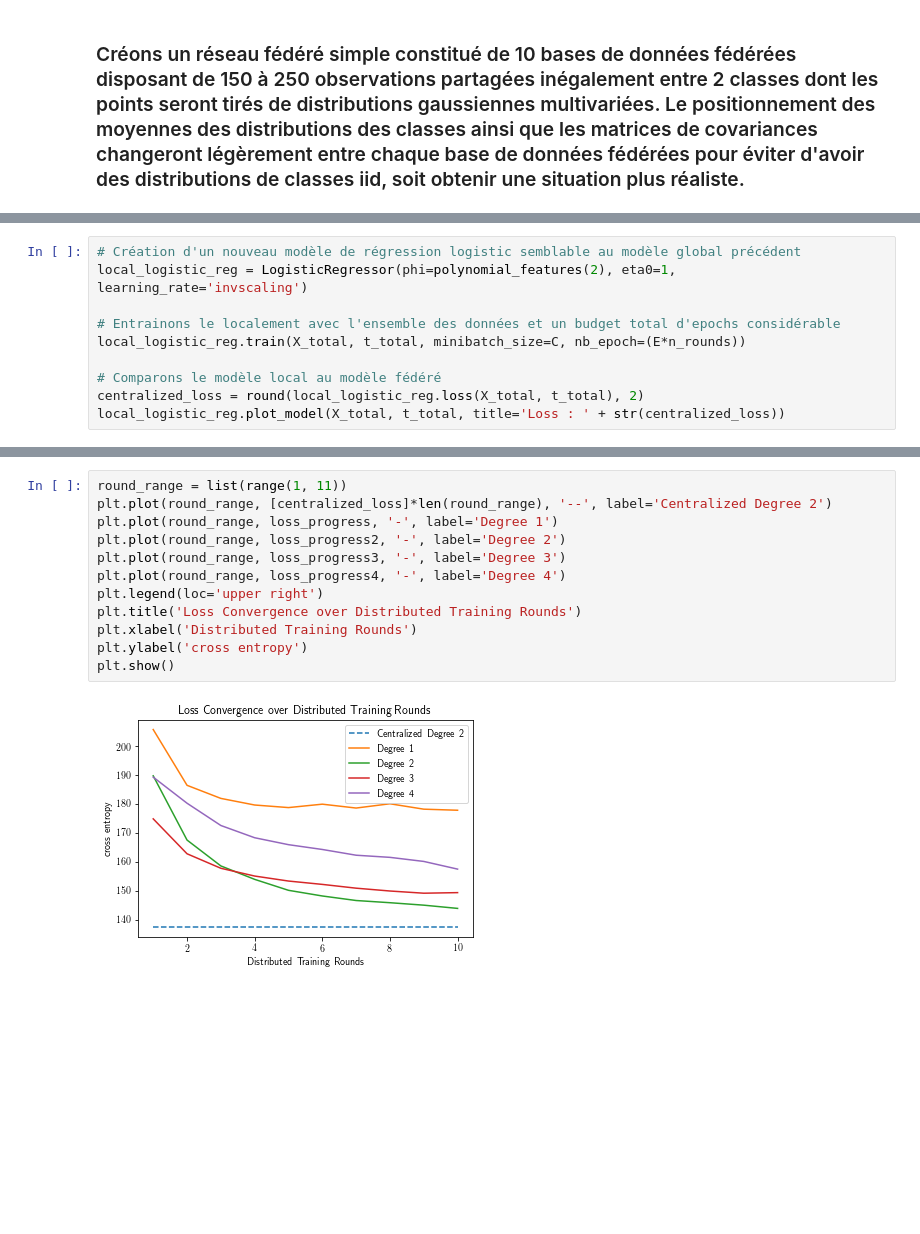
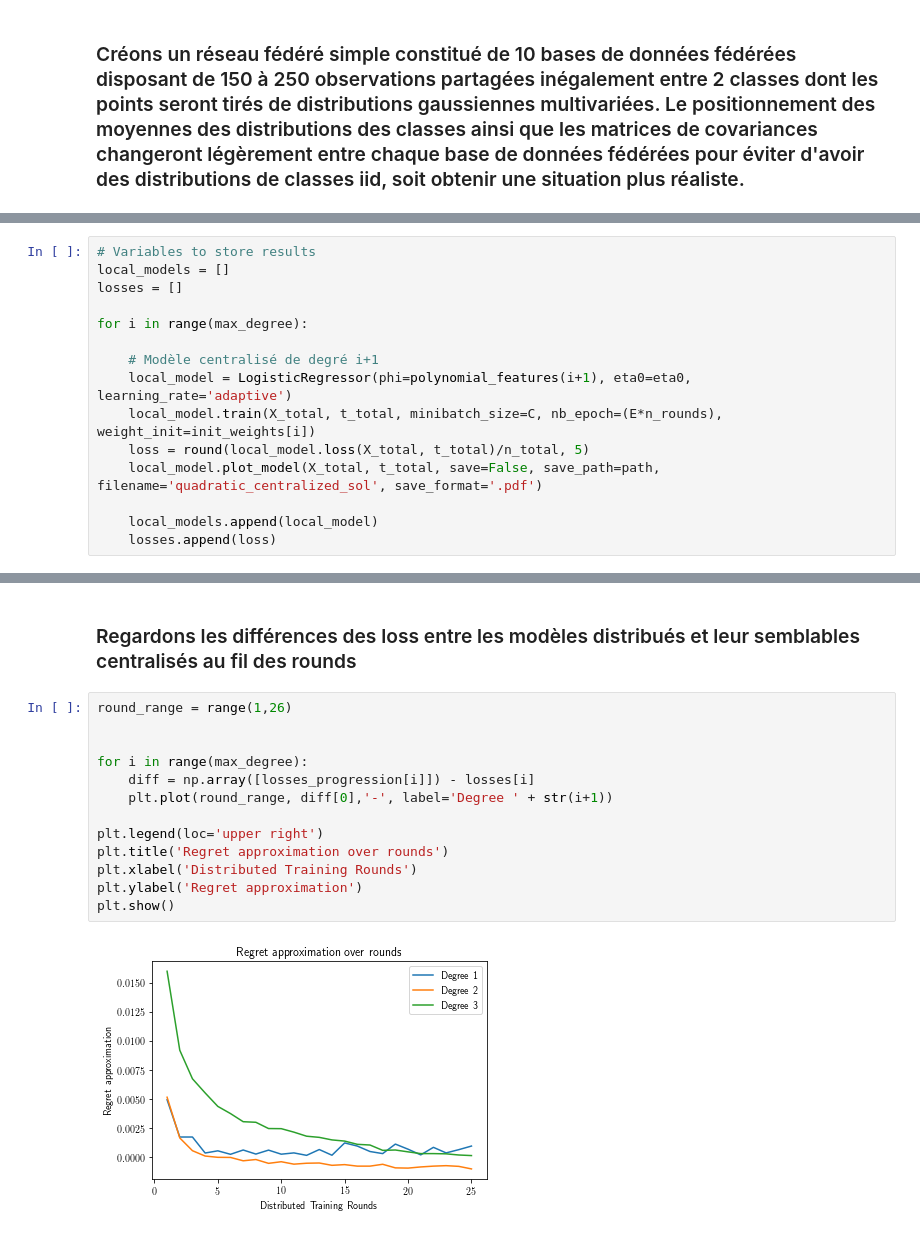
Before and after one commit to Rayn2402/FLSimulator, a Jupyter notebook: FedAvgLogistic2.ipynb, the cells around one changed output, grey strips where cells are left out. Drawn from its saved outputs; the diff is of its cells as text; blank space fills up the shorter version.

```diff
--- a/FedAvgLogistic2.ipynb
+++ b/FedAvgLogistic2.ipynb
@@ -194,10 +147,0 @@ loss_progress4 = f_network.run_learning(nb_of_rounds=n_rounds, show_round_result
-# %%
-# Création d'un nouveau modèle de régression logistic semblable au modèle global précédent
-local_logistic_reg = LogisticRegressor(phi=polynomial_features(2), eta0=1, learning_rate='invscaling')
-
-# Entrainons le localement avec l'ensemble des données et un budget total d'epochs considérable
-local_logistic_reg.train(X_total, t_total, minibatch_size=C, nb_epoch=(E*n_rounds))
-
-# Comparons le modèle local au modèle fédéré
-centralized_loss = round(local_logistic_reg.loss(X_total, t_total), 2)
-local_logistic_reg.plot_model(X_total, t_total, title='Loss : ' + str(centralized_loss))
@@ -205,0 +150,15 @@ local_logistic_reg.plot_model(X_total, t_total, title='Loss : ' + str(centralize
+# %%
+# Variables to store results
+local_models = []
+losses = []
+
+for i in range(max_degree):
+
+    # Modèle centralisé de degré i+1
+    local_model = LogisticRegressor(phi=polynomial_features(i+1), eta0=eta0, learning_rate='adaptive')
+    local_model.train(X_total, t_total, minibatch_size=C, nb_epoch=(E*n_rounds), weight_init=init_weights[i])
+    loss = round(local_model.loss(X_total, t_total)/n_total, 5)
+    local_model.plot_model(X_total, t_total, save=False, save_path=path, filename='quadratic_centralized_sol', save_format='.pdf')
+
+    local_models.append(local_model)
+    losses.append(loss)
@@ -208,14 +204,17 @@ local_logistic_reg.plot_model(X_total, t_total, title='Loss : ' + str(centralize
+# %% [markdown]
+### Regardons les différences des loss entre les modèles distribués et leur semblables centralisés au fil des rounds
 # %%
-round_range = list(range(1, 11))
-plt.plot(round_range, [centralized_loss]*len(round_range), '--', label='Centralized Degree 2')
-plt.plot(round_range, loss_progress, '-', label='Degree 1')
-plt.plot(round_range, loss_progress2, '-', label='Degree 2')
-plt.plot(round_range, loss_progress3, '-', label='Degree 3')
-plt.plot(round_range, loss_progress4, '-', label='Degree 4')
+round_range = range(1,26)
+
+
+for i in range(max_degree):
+    diff = np.array([losses_progression[i]]) - losses[i]
+    plt.plot(round_range, diff[0],'-', label='Degree ' + str(i+1))
+
 plt.legend(loc='upper right')
-plt.title('Loss Convergence over Distributed Training Rounds')
+plt.title('Regret approximation over rounds')
 plt.xlabel('Distributed Training Rounds')
-plt.ylabel('cross entropy')
+plt.ylabel('Regret approximation')
 plt.show()
 # %% [output]
-[figure, old version]
+[figure, new version]
```
Also changed, not shown: parts of 18 cells of this notebook, 1 other file.
